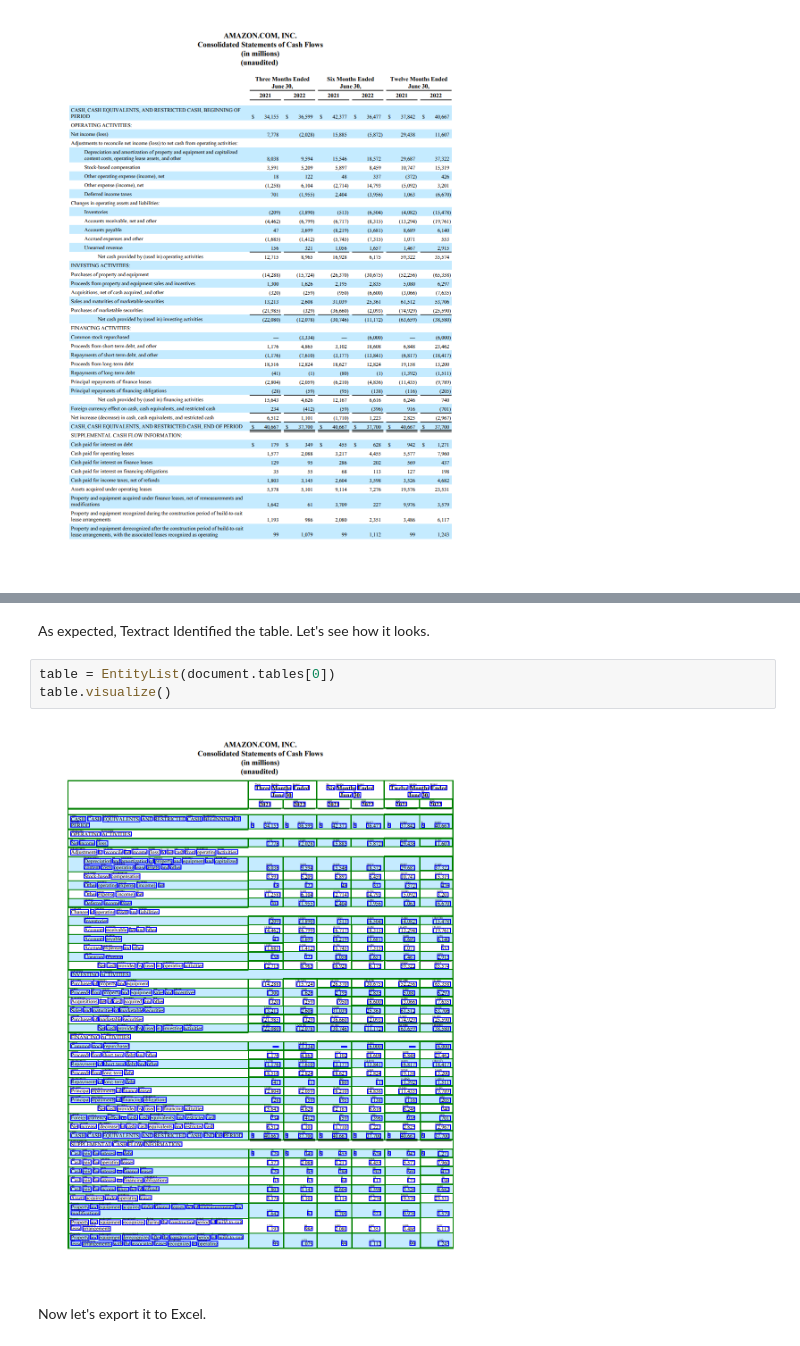
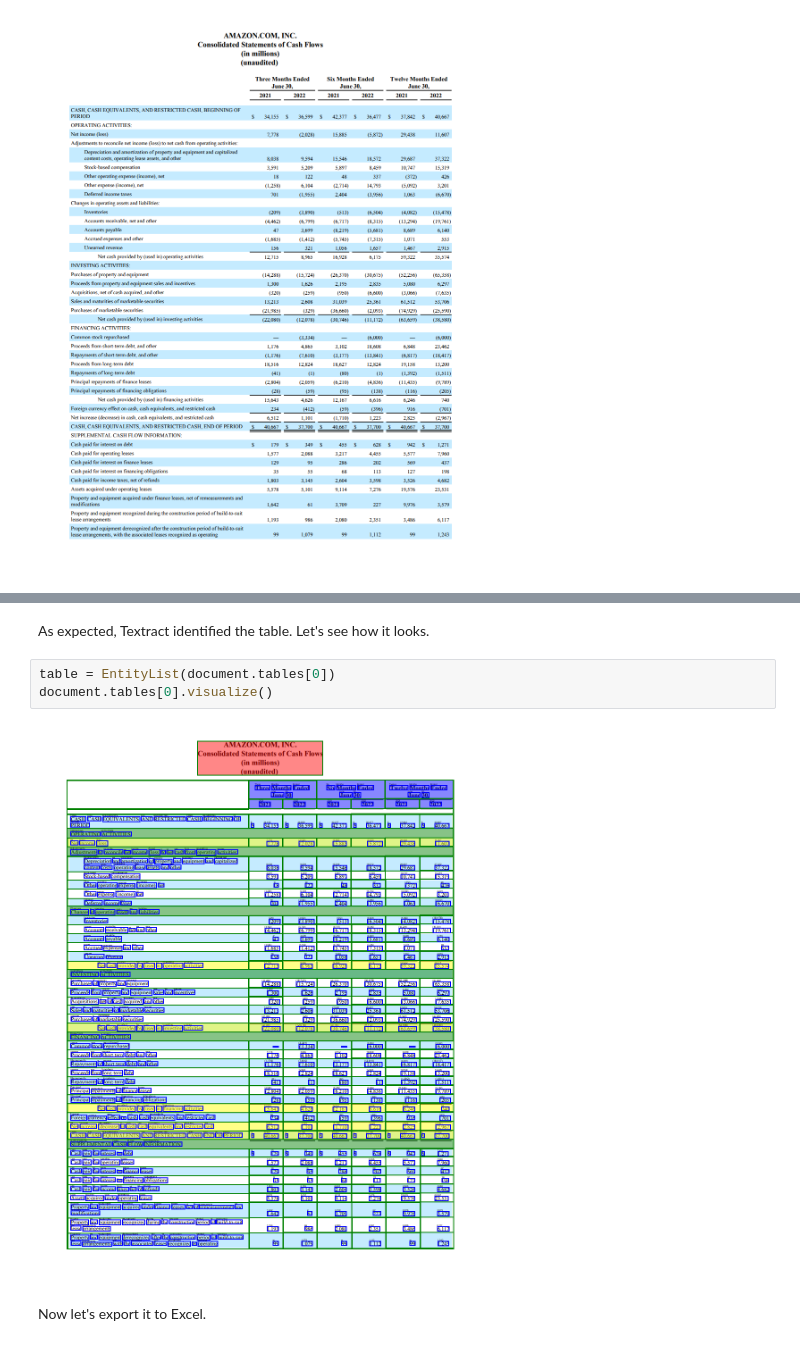
Before and after one commit to aws-samples/amazon-textract-textractor, a Jupyter notebook: docs/source/notebooks/table_data_to_various_formats.ipynb, the cells around one changed output, grey strips where cells are left out. Cells and saved outputs as stored; diff of their text form.

```diff
--- a/docs/source/notebooks/table_data_to_various_formats.ipynb
+++ b/docs/source/notebooks/table_data_to_various_formats.ipynb
@@ -44,12 +46,12 @@ Tables - 1
 Identity Documents - 0
 Expense Documents - 0
 # %% [markdown]
-As expected, Textract Identified the table. Let's see how it looks.
+As expected, Textract identified the table. Let's see how it looks.
 # %%
 table = EntityList(document.tables[0])
-table.visualize()
+document.tables[0].visualize()
 # %% [output]
-[figure, old version]
+[figure, new version]
 # %% [markdown]
 Now let's export it to Excel.
 # %%
```
Also changed, not shown: parts of 2 cells of this notebook, 9 other files.
